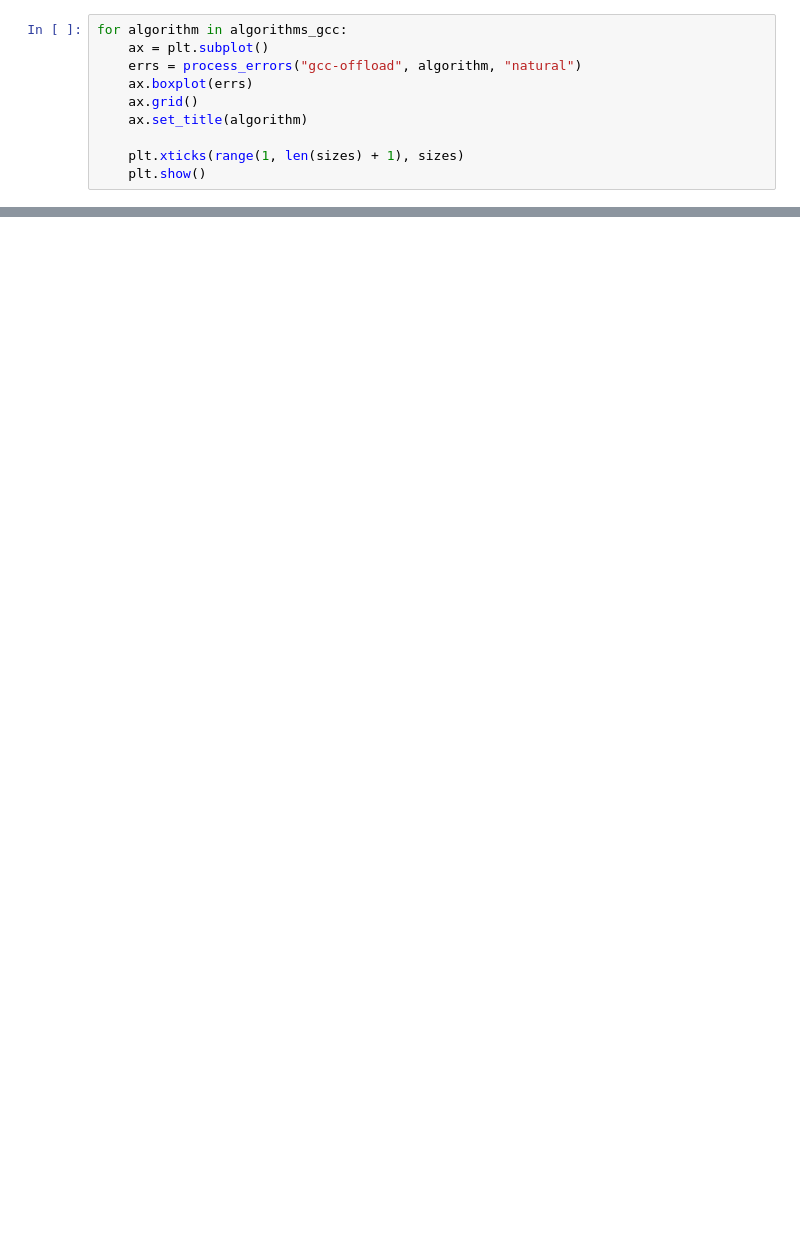
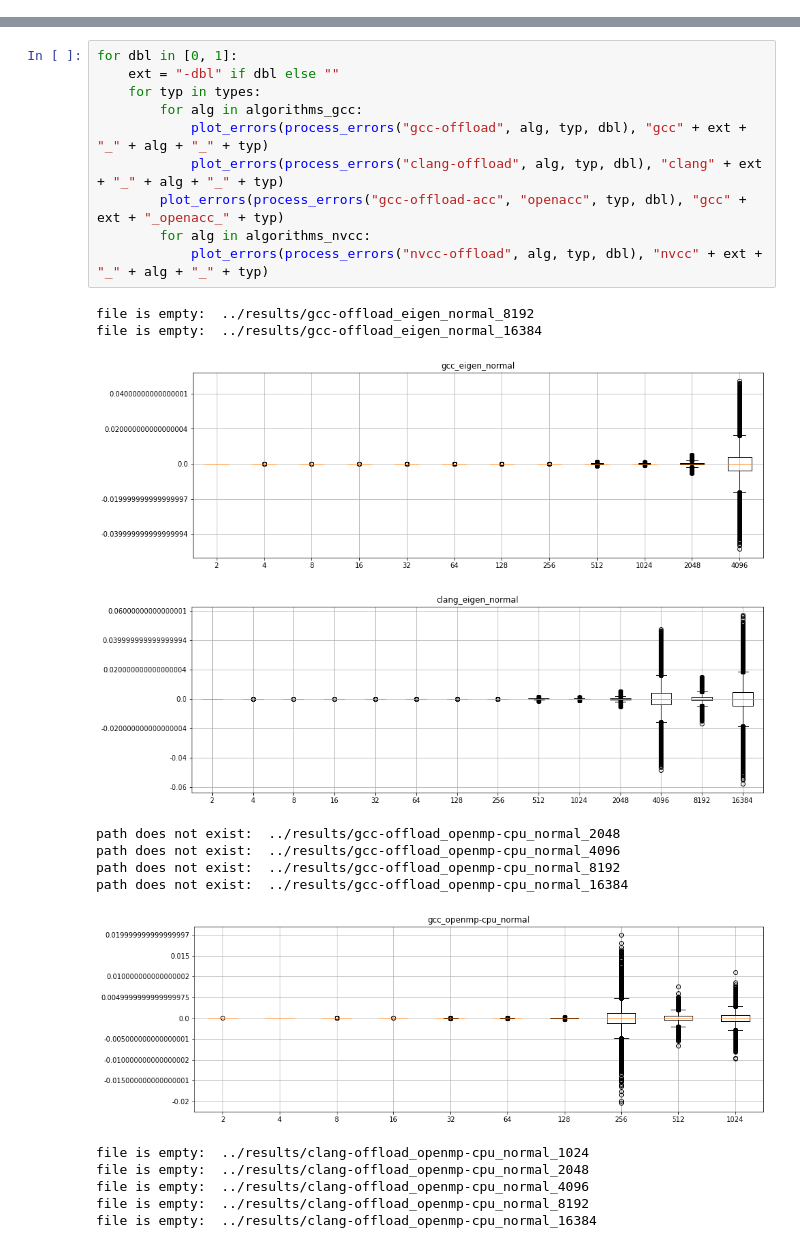
Before and after one commit to DoodleSchrank/matrix_inversion, a Jupyter notebook: Auswertung.ipynb, the cells around one changed output, grey strips where cells are left out. Cells and saved outputs as stored; diff of their text form; blank space fills up the shorter version.

```diff
--- a/Auswertung.ipynb
+++ b/Auswertung.ipynb
@@ -85,10 +103,0 @@ FileNotFoundError: [Errno 2] No such file or directory: './output/nvcc-offload_o
-# %%
-for algorithm in algorithms_gcc:
-    ax = plt.subplot()
-    errs = process_errors("gcc-offload", algorithm, "natural")
-    ax.boxplot(errs)
-    ax.grid()
-    ax.set_title(algorithm)
-
-    plt.xticks(range(1, len(sizes) + 1), sizes)
-    plt.show()
@@ -159,0 +226,25 @@ plt.show()
+# %%
+for dbl in [0, 1]:
+    ext = "-dbl" if dbl else ""
+    for typ in types:
+        for alg in algorithms_gcc:
+            plot_errors(process_errors("gcc-offload", alg, typ, dbl), "gcc" + ext + "_" + alg + "_" + typ)
+            plot_errors(process_errors("clang-offload", alg, typ, dbl), "clang" + ext + "_" + alg + "_" + typ)
+        plot_errors(process_errors("gcc-offload-acc", "openacc", typ, dbl), "gcc" + ext + "_openacc_" + typ)
+        for alg in algorithms_nvcc:
+            plot_errors(process_errors("nvcc-offload", alg, typ, dbl), "nvcc" + ext + "_" + alg + "_" + typ)
+# %% [output]
+file is empty:  ../results/gcc-offload_eigen_normal_8192
+file is empty:  ../results/gcc-offload_eigen_normal_16384
+[figure, added]
+[figure, added]
+path does not exist:  ../results/gcc-offload_openmp-cpu_normal_2048
+path does not exist:  ../results/gcc-offload_openmp-cpu_normal_4096
+path does not exist:  ../results/gcc-offload_openmp-cpu_normal_8192
+path does not exist:  ../results/gcc-offload_openmp-cpu_normal_16384
+[figure, added]
+file is empty:  ../results/clang-offload_openmp-cpu_normal_1024
+file is empty:  ../results/clang-offload_openmp-cpu_normal_2048
+file is empty:  ../results/clang-offload_openmp-cpu_normal_4096
+file is empty:  ../results/clang-offload_openmp-cpu_normal_8192
+file is empty:  ../results/clang-offload_openmp-cpu_normal_16384
```
Also changed, not shown: parts of 15 cells of this notebook, 6 other files.
